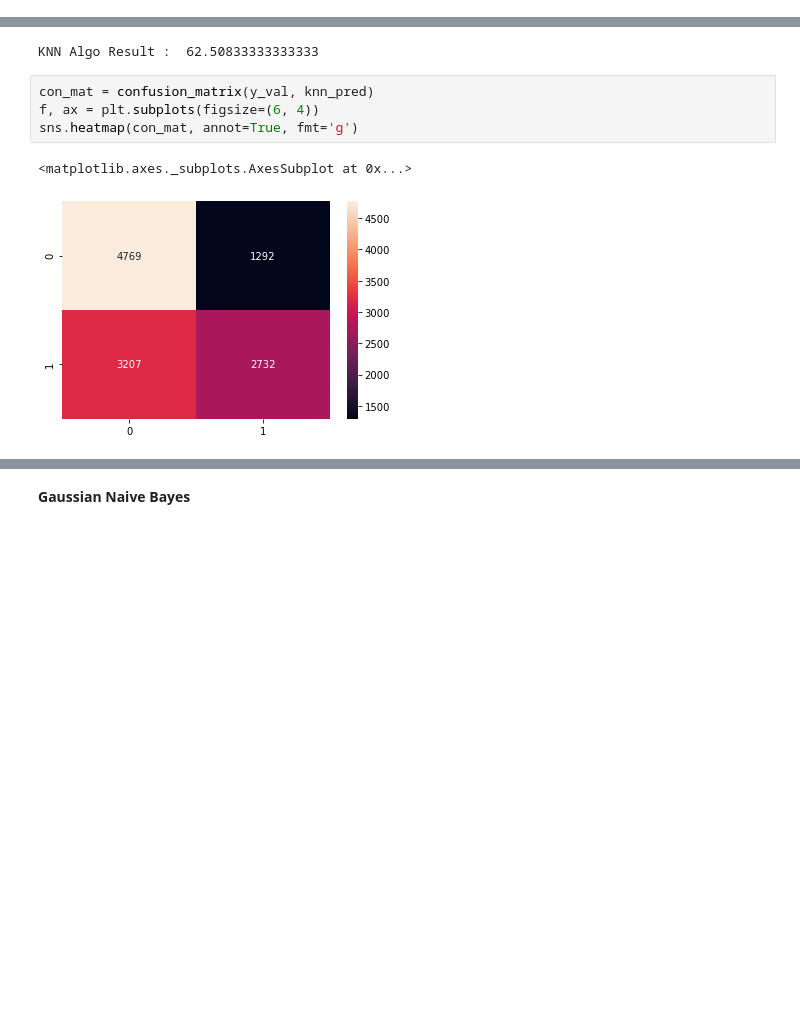
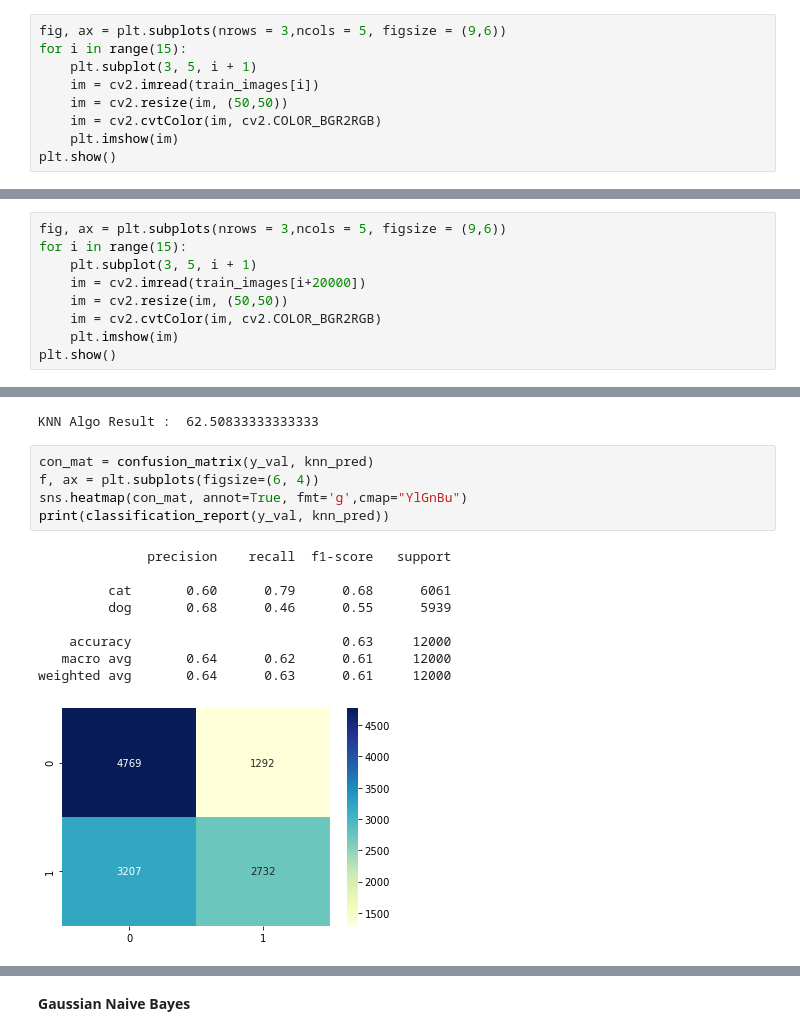
Before and after one commit to TaliaSeada/Data-Science-Research, a Jupyter notebook: DOG VS CATS .ipynb, the cells around one changed output, grey strips where cells are left out. Saved outputs shown, nothing was run; the diff lists cells and outputs as text; blank space fills up the shorter version.

```diff
--- a/DOG VS CATS .ipynb
+++ b/DOG VS CATS .ipynb
@@ -45,3 +47,12 @@ im = cv2.flip(im, 1)
 plt.imshow(im);
 # %% [output]
 [figure]
+# %%
+fig, ax = plt.subplots(nrows = 3,ncols = 5, figsize = (9,6))
+for i in range(15):
+    plt.subplot(3, 5, i + 1)
+    im = cv2.imread(train_images[i])
+    im = cv2.resize(im, (50,50))
+    im = cv2.cvtColor(im, cv2.COLOR_BGR2RGB)
+    plt.imshow(im)
+plt.show()
@@ -47,0 +61,9 @@ plt.imshow(im);
+# %%
+fig, ax = plt.subplots(nrows = 3,ncols = 5, figsize = (9,6))
+for i in range(15):
+    plt.subplot(3, 5, i + 1)
+    im = cv2.imread(train_images[i+20000])
+    im = cv2.resize(im, (50,50))
+    im = cv2.cvtColor(im, cv2.COLOR_BGR2RGB)
+    plt.imshow(im)
+plt.show()
@@ -309,7 +360,15 @@ KNN Algo Result :  62.50833333333333
 # %%
 con_mat = confusion_matrix(y_val, knn_pred)
 f, ax = plt.subplots(figsize=(6, 4))
-sns.heatmap(con_mat, annot=True, fmt='g')
+sns.heatmap(con_mat, annot=True, fmt='g',cmap="YlGnBu")
+print(classification_report(y_val, knn_pred))
 # %% [output]
-<matplotlib.axes._subplots.AxesSubplot at 0x...>
+              precision    recall  f1-score   support
+
+         cat       0.60      0.79      0.68      6061
+         dog       0.68      0.46      0.55      5939
+
+    accuracy                           0.63     12000
+   macro avg       0.64      0.62      0.61     12000
+weighted avg       0.64      0.63      0.61     12000
-[figure, old version]
+[figure, new version]
```
Also changed, not shown: parts of 26 cells of this notebook, 3 other files.
